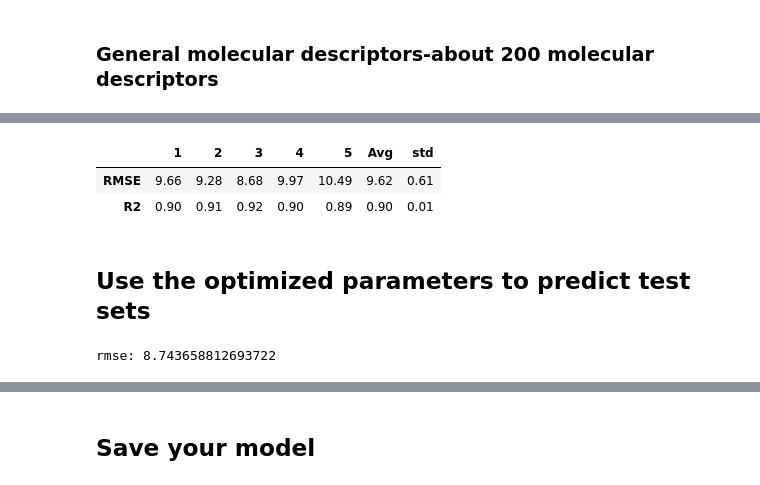
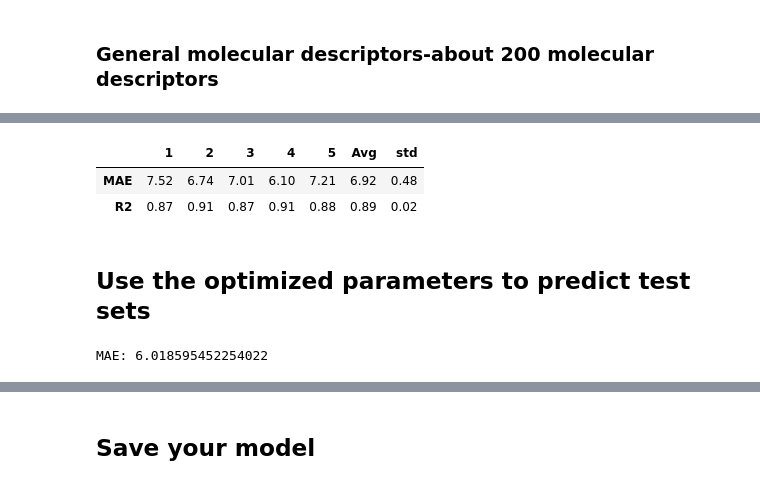
Before and after one commit to gashawmg/RDKit-descriptors-for-HOMO-LUMO-energy-gap-prediction, a Jupyter notebook: HOMO-LUMO Energy Gap Prediction using Molecular descriptors.ipynb, the cells around one changed output, grey strips where cells are left out. Saved outputs shown, nothing was run; the diff lists cells and outputs as text; code cells hidden in the pictures.

```diff
--- a/HOMO-LUMO Energy Gap Prediction using Molecular descriptors.ipynb
+++ b/HOMO-LUMO Energy Gap Prediction using Molecular descriptors.ipynb
@@ -265,0 +244,13 @@ len(y)
+# %%
+# credit to dataprofessor
+# adapted from:https://github.com/dataprofessor/padel/blob/main/padelpy.ipynb
+
+from sklearn.feature_selection import VarianceThreshold
+
+def remove_low_variance(input_data, threshold=0.1):
+    selection = VarianceThreshold(threshold)
+    selection.fit(input_data)
+    return input_data[input_data.columns[selection.get_support(indices=True)]]
+
+X = remove_low_variance(descriptors_new, threshold=0.1)
+X
@@ -268,2 +277,2 @@ len(y)
 # %%
-X_train, X_test, y_train, y_test = train_test_split(descriptors_new,y,test_size=0.2,random_state=42)
+X_train, X_test, y_train, y_test = train_test_split(X,y,test_size=0.3,random_state=42)
@@ -298,18 +328,18 @@ gbr = HistGradientBoostingRegressor()
 # %%
-# Ten fold cross-validation
+# Five fold cross-validation
 def cross_val(model):
     #RMSE
-    score = cross_val_score(model,X_train, y_train,scoring="neg_mean_squared_error", cv=5)
-    RMSE_score = np.sqrt(-score)
-    RMSE_mean = RMSE_score.mean()
-    RMSE_std = RMSE_score.std()
+    mae = cross_val_score(model,X_train, y_train,scoring="neg_mean_absolute_error", cv=5)
+    mae = -mae
+    mae_mean =mae.mean()
+    mae_std = mae.std()
     # R2
     r2 = cross_val_score(model,X_train, y_train,scoring="r2", cv=5)
     r2_mean = r2.mean()
     r2_std = r2.std()
-    return RMSE_score,RMSE_mean,RMSE_std,r2,r2_mean,r2_std
+    return mae,mae_mean,mae_std,r2,r2_mean,r2_std
 # %%
 # Call the function and get the variables
-RMSE_score_lgbm, RMSE_mean_lgbm, RMSE_std_lgbm, r2_lgbm,r2_mean_lgbm, r2_std_lgbm = cross_val(lgbm)
-RMSE_score_gbr, RMSE_mean_gbr, RMSE_std_gbr, r2_gbr, r2_mean_gbr, r2_std_gbr = cross_val(gbr)
+mae_lgbm,mae_mean_lgbm,mae_std_lgbm, r2_lgbm,r2_mean_lgbm, r2_std_lgbm = cross_val(lgbm)
+mae_gbr,mae_mean_gbr,mae_std_gbr, r2_gbr, r2_mean_gbr, r2_std_gbr = cross_val(gbr)
 # %%
@@ -331,14 +361,14 @@ lbgm_df.rename(index={0:'RMSE',1:'R2'}, columns={6:'Avg',7:'std'})
 # %%
-# Put the five-fold cross-validation in dataframe
-gbr_RMSE_info = np.append(RMSE_score_gbr,[RMSE_mean_gbr,RMSE_std_gbr])
-lbgm_R2_info = np.append(r2_gbr,[r2_mean_gbr,r2_std_gbr])
+# Put the five-fold cross-validations in dataframe
+gbr_mae_info = np.append(mae_gbr,[mae_mean_gbr,mae_std_gbr])
+gbr_R2_info = np.append(r2_gbr,[r2_mean_gbr,r2_std_gbr])
 
-gbr_df = pd.DataFrame([gbr_RMSE_info,lbgm_R2_info],columns=[i+1 for i in range(len(lbgm_RMSE_info))])
-gbr_df.rename(index={0:'RMSE',1:'R2'}, columns={6:'Avg',7:'std'})
+gbr_df = pd.DataFrame([gbr_mae_info,gbr_R2_info],columns=[i+1 for i in range(len(gbr_mae_info))])
+gbr_df.rename(index={0:'MAE',1:'R2'}, columns={6:'Avg',7:'std'})
 # %% [output]
 |  | 1 | 2 | 3 | 4 | 5 | Avg | std |
-| RMSE | 9.66 | 9.28 | 8.68 | 9.97 | 10.49 | 9.62 | 0.61 |
-| R2 | 0.90 | 0.91 | 0.92 | 0.90 | 0.89 | 0.90 | 0.01 |
+| MAE | 7.52 | 6.74 | 7.01 | 6.10 | 7.21 | 6.92 | 0.48 |
+| R2 | 0.87 | 0.91 | 0.87 | 0.91 | 0.88 | 0.89 | 0.02 |
 # %%
 # Define search space
 params = dict()
@@ -372,9 +406,9 @@ gbr_predict = gbr_opt.predict(X_test)
 # Take the average of the optimized predictions
 ave_predict = (lgbm_predict + gbr_predict)/2
 # %%
-# model performance using RMSE
-rmse = np.sqrt(mean_squared_error(y_test, ave_predict))
-print('rmse:', rmse)
+# Model performance using RMSE
+MAE = mean_absolute_error(y_test, ave_predict)
+print('MAE:', MAE)
 # %% [output]
-rmse: 8.743658812693722
+MAE: 6.018595452254022
 # %%
```
Also changed, not shown: parts of 47 cells of this notebook.
